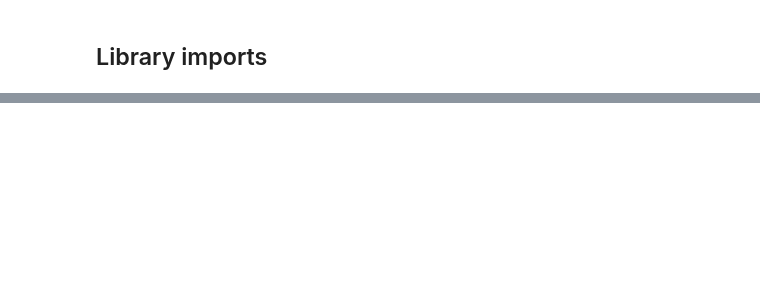
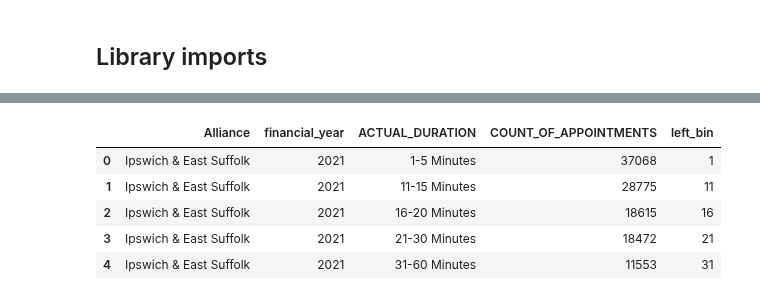
Before and after one commit to SNEE-ICS/PrimaryCareDemandAndCapacity, a Jupyter notebook: notebooks/1a_AppointmentDuration.ipynb, the cells around one changed output, grey strips where cells are left out. Cells and saved outputs as stored; diff of their text form; code cells hidden in the pictures; blank space fills up the shorter version.

Commit message:
completed notebook appt. duration

```diff
--- a/notebooks/1a_AppointmentDuration.ipynb
+++ b/notebooks/1a_AppointmentDuration.ipynb
@@ -252,0 +36,16 @@ with open(OUTPUT_YAML_FILE, 'w') as yaml_file:
+# %%
+# Load data catalog
+data_catalog = DataCatalog.load_from_yaml("data_catalog.yaml")
+
+# Initialising the plot counter (Keeps track of plot numbers)
+plot_counter = PlotCounter(name="Appointment_duration")
+
+# Set up output directories for storing plots/outputs
+for i in ['outputs/assumptions', 'outputs/plots', 'outputs/tables']:
+    if not os.path.exists(i):
+        os.makedirs(i)
+
+## Constants
+GP_APPOINTMENTS_CATALOG_NAME:str = 'Appointments in General Practice, August 2024'
+OUTPUT_YAML_FILE = "outputs/assumptions/appointment_duration.yaml"
+AGE_BIN_EDGES = [1, 6, 11, 16, 21, 31, 60]
@@ -252,0 +86,17 @@ with open(OUTPUT_YAML_FILE, 'w') as yaml_file:
+# %%
+appointments_binned_df = (appointments_df
+                          .groupby(['Alliance', pd.Grouper(key='Date',freq='BA-MAR',label='right'),'ACTUAL_DURATION'])
+                          .sum()
+                          .reset_index()
+                          .rename(columns={'Date':'financial_year'}).replace({"1-5":"01-05","6-10":"06-10"})
+                          .assign(financial_year=lambda df: df['financial_year'].dt.year-1,
+                                  left_bin=lambda x: x.ACTUAL_DURATION.map(lambda x: int(x.split("-")[0]))))
+
+appointments_binned_df.head()
+# %% [output]
+|  | Alliance | financial_year | ACTUAL_DURATION | COUNT_OF_APPOINTMENTS | left_bin |
+| 0 | Ipswich & East Suffolk | 2021 | 1-5 Minutes | 37068 | 1 |
+| 1 | Ipswich & East Suffolk | 2021 | 11-15 Minutes | 28775 | 11 |
+| 2 | Ipswich & East Suffolk | 2021 | 16-20 Minutes | 18615 | 16 |
+| 3 | Ipswich & East Suffolk | 2021 | 21-30 Minutes | 18472 | 21 |
+| 4 | Ipswich & East Suffolk | 2021 | 31-60 Minutes | 11553 | 31 |
```
Also changed, not shown: parts of 44 cells of this notebook, 2 other files.
